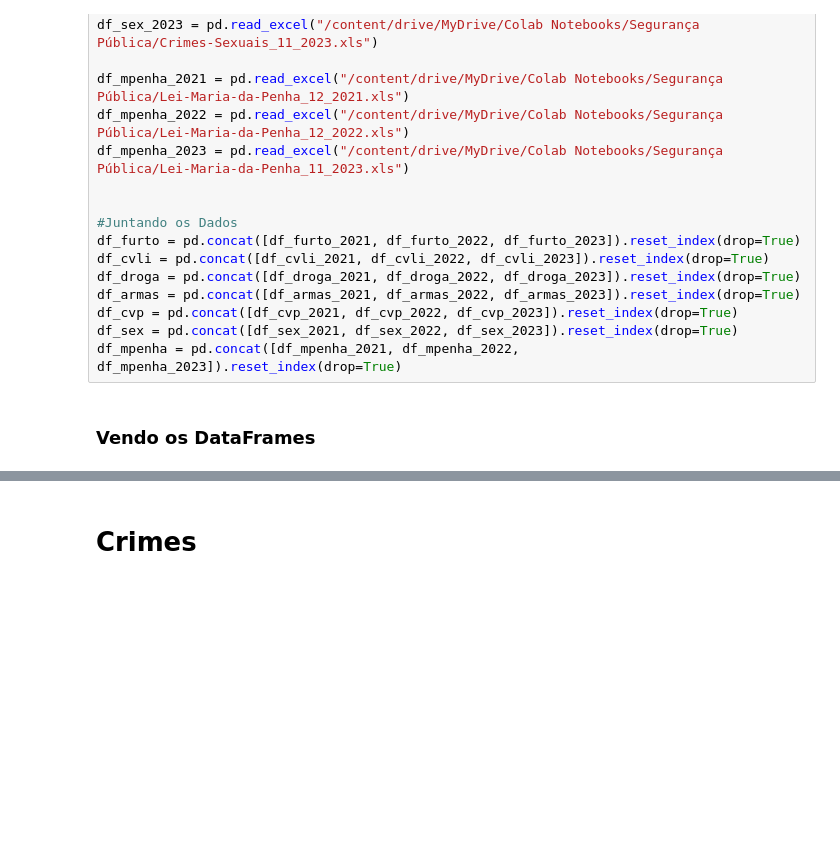
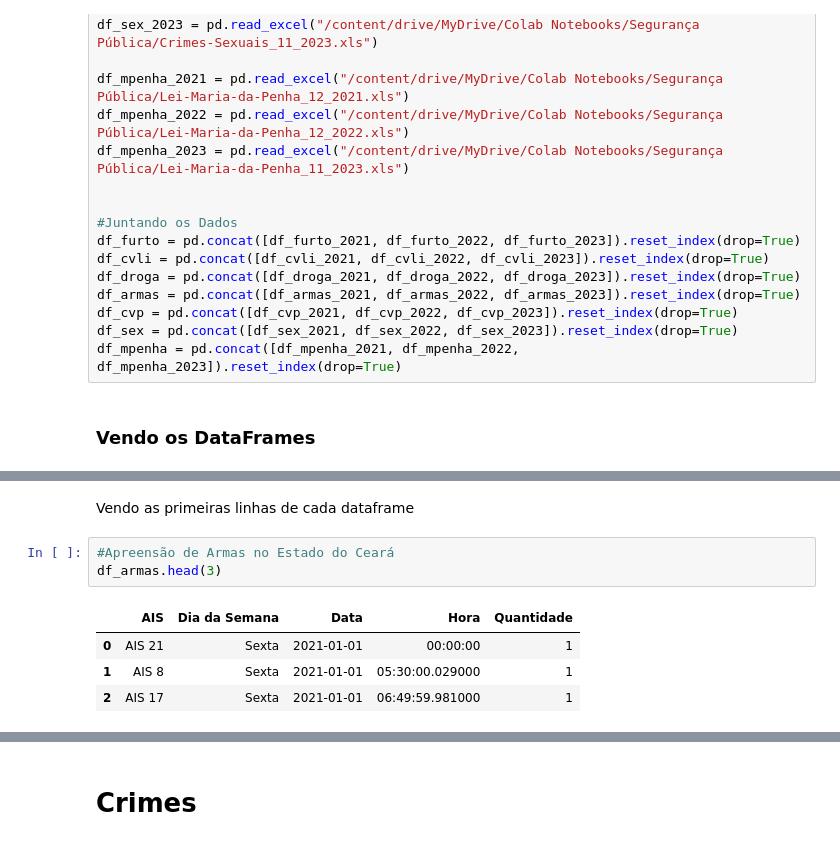
Before and after one commit to ronaldolg26/seguranca_publica_ce, a Jupyter notebook: Segurança_Pública_CE.ipynb, the cells around one changed output, grey strips where cells are left out. Cells and saved outputs as stored; diff of their text form; blank space fills up the shorter version.

```diff
--- a/Segurança_Pública_CE.ipynb
+++ b/Segurança_Pública_CE.ipynb
@@ -173,0 +99,10 @@ df_mpenha
+# %% [markdown]
+Vendo as primeiras linhas de cada dataframe
+# %%
+#Apreensão de Armas no Estado do Ceará
+df_armas.head(3)
+# %% [output]
+|  | AIS | Dia da Semana | Data | Hora | Quantidade |
+| 0 | AIS 21 | Sexta | 2021-01-01 | 00:00:00 | 1 |
+| 1 | AIS 8 | Sexta | 2021-01-01 | 05:30:00.029000 | 1 |
+| 2 | AIS 17 | Sexta | 2021-01-01 | 06:49:59.981000 | 1 |
```
Also changed, not shown: parts of 74 cells of this notebook.
